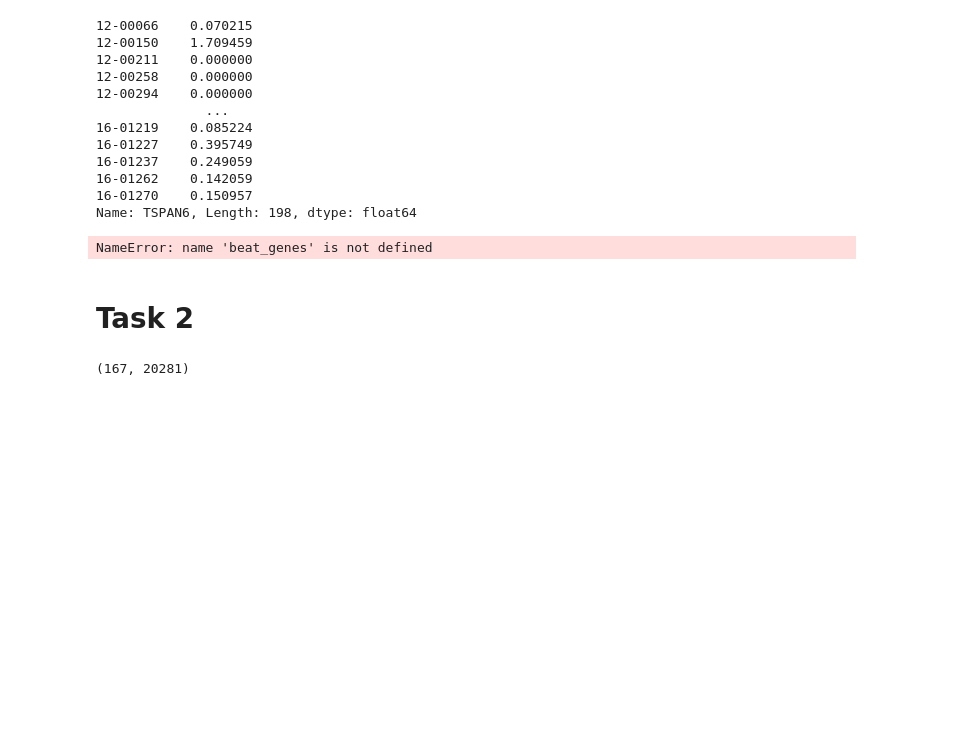
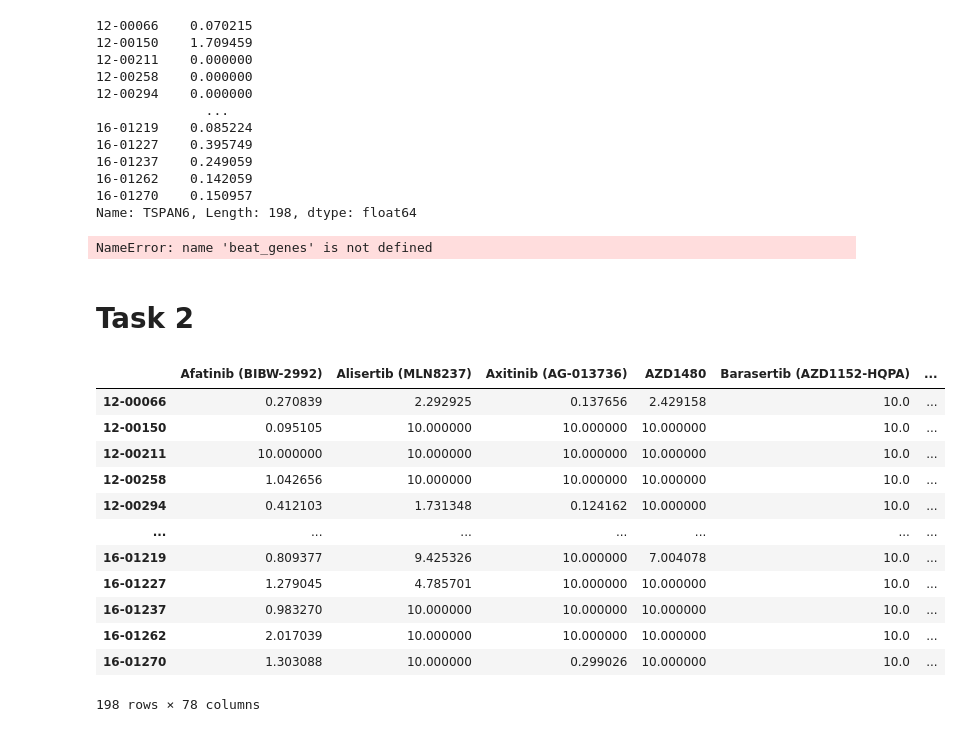
Before and after one commit to Eden5165/workshop_genomic, a Jupyter notebook: noteboot_tests/eden_analysis.ipynb, the cells around one changed output. Cells and saved outputs as stored; diff of their text form; code cells hidden in the pictures; blank space fills up the shorter version.

```diff
--- a/noteboot_tests/eden_analysis.ipynb
+++ b/noteboot_tests/eden_analysis.ipynb
@@ -118,10 +120,25 @@ t_beat_genes.describe()
 NameError: name 'beat_genes' is not defined
 # %% [markdown]
 # Task 2
-# %%
-beat_genes, tcga_genes = data_p.filter_beat_by_tcga(beat_rna,tcga_rna)
-beat_by_tcga_genes_trans = data_p.transpose_df(beat_by_tcga_genes.sort_index())
-tcga_rna_trans = data_p.transpose_df(tcga_rna)
-tcga_rna_trans.shape
-# %% [output]
-(167, 20281)
+# %%
+beat_rna_shared, tcga_rna_shared = data_p.filter_beat_and_tcga_by_shared_genes(beat_rna,tcga_rna)
+beat_rna_shared_trans = data_p.transpose_df(beat_rna_shared.sort_index())
+beat_drug_trans = data_p.transpose_df(data_p.missing_vals_knn(beat_drug))
+tcga_rna_shared_trans = data_p.transpose_df(tcga_rna_shared.sort_index())
+norm_beet_rna = data_p.norm_df(beat_rna_shared_trans, col=True)
+# %%
+beat_drug_trans.loc[:, ~(beat_drug_trans.columns.isin(["A-674563"]))]
+# %% [output]
+|  | Afatinib (BIBW-2992) | Alisertib (MLN8237) | Axitinib (AG-013736) | AZD1480 | Barasertib (AZD1152-HQPA) | ... |
+| 12-00066 | 0.270839 | 2.292925 | 0.137656 | 2.429158 | 10.0 | ... |
+| 12-00150 | 0.095105 | 10.000000 | 10.000000 | 10.000000 | 10.0 | ... |
+| 12-00211 | 10.000000 | 10.000000 | 10.000000 | 10.000000 | 10.0 | ... |
+| 12-00258 | 1.042656 | 10.000000 | 10.000000 | 10.000000 | 10.0 | ... |
+| 12-00294 | 0.412103 | 1.731348 | 0.124162 | 10.000000 | 10.0 | ... |
+| ... | ... | ... | ... | ... | ... | ... |
+| 16-01219 | 0.809377 | 9.425326 | 10.000000 | 7.004078 | 10.0 | ... |
+| 16-01227 | 1.279045 | 4.785701 | 10.000000 | 10.000000 | 10.0 | ... |
+| 16-01237 | 0.983270 | 10.000000 | 10.000000 | 10.000000 | 10.0 | ... |
+| 16-01262 | 2.017039 | 10.000000 | 10.000000 | 10.000000 | 10.0 | ... |
+| 16-01270 | 1.303088 | 10.000000 | 0.299026 | 10.000000 | 10.0 | ... |
+198 rows × 78 columns
```
Also changed, not shown: parts of 8 cells of this notebook, 2 other files.
